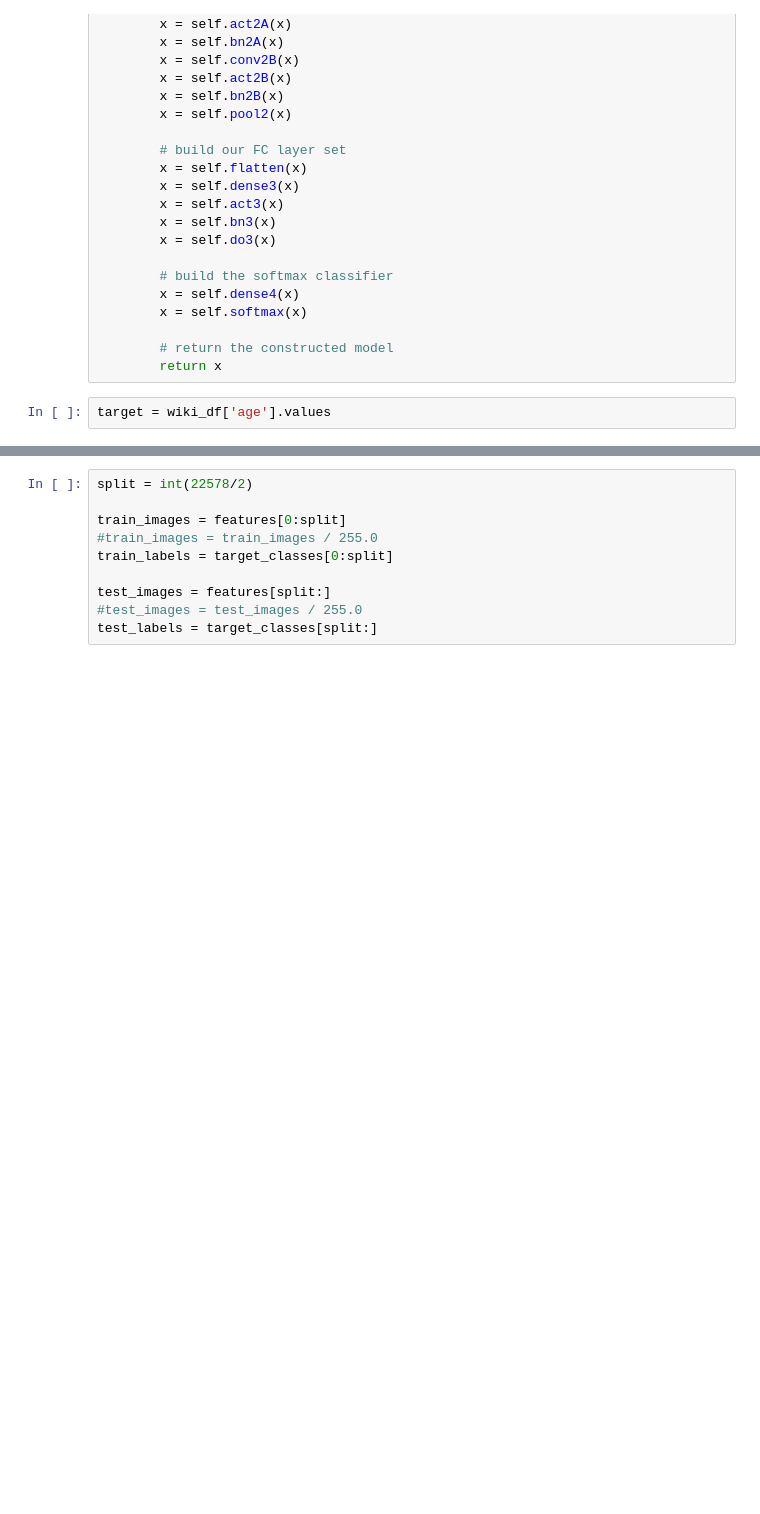
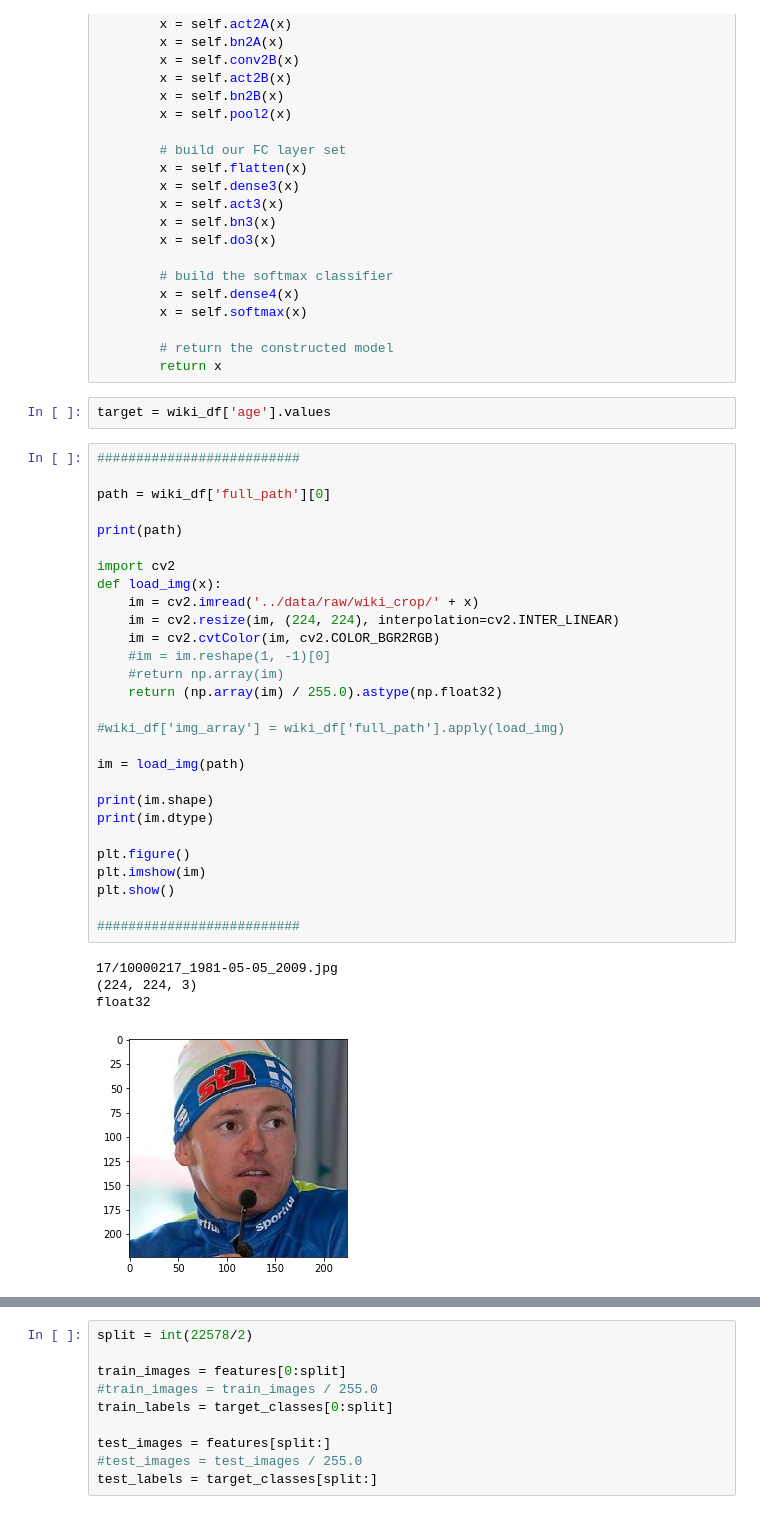
Before and after one commit to EdvinM/FIIT_NS_Mako_Schrojf, a Jupyter notebook: notebooks/Neural_Network.ipynb, the cells around one changed output, grey strips where cells are left out. Drawn from its saved outputs; the diff is of its cells as text; blank space fills up the shorter version.

```diff
--- a/notebooks/Neural_Network.ipynb
+++ b/notebooks/Neural_Network.ipynb
@@ -120,3 +120,36 @@ class MiniVGGNetModel(keras.Model):
         return x
 # %%
 target = wiki_df['age'].values
+# %%
+##########################
+
+path = wiki_df['full_path'][0]
+
+print(path)
+
+import cv2
+def load_img(x):
+    im = cv2.imread('../data/raw/wiki_crop/' + x)
+    im = cv2.resize(im, (224, 224), interpolation=cv2.INTER_LINEAR)
+    im = cv2.cvtColor(im, cv2.COLOR_BGR2RGB)
+    #im = im.reshape(1, -1)[0]
+    #return np.array(im)
+    return (np.array(im) / 255.0).astype(np.float32)
+
+#wiki_df['img_array'] = wiki_df['full_path'].apply(load_img)
+
+im = load_img(path)
+
+print(im.shape)
+print(im.dtype)
+
+plt.figure()
+plt.imshow(im)
+plt.show()
+
+##########################
+# %% [output]
+17/10000217_1981-05-05_2009.jpg
+(224, 224, 3)
+float32
+[figure, added]
```
Also changed, not shown: parts of 12 cells of this notebook.
